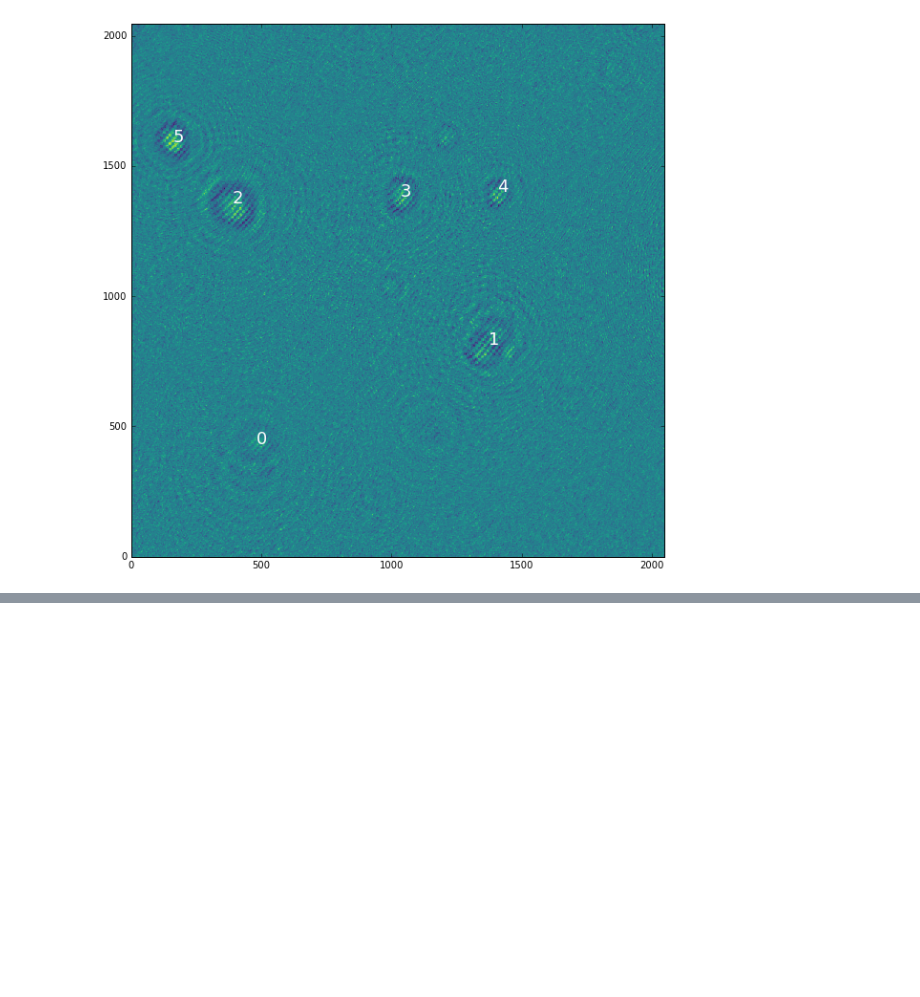
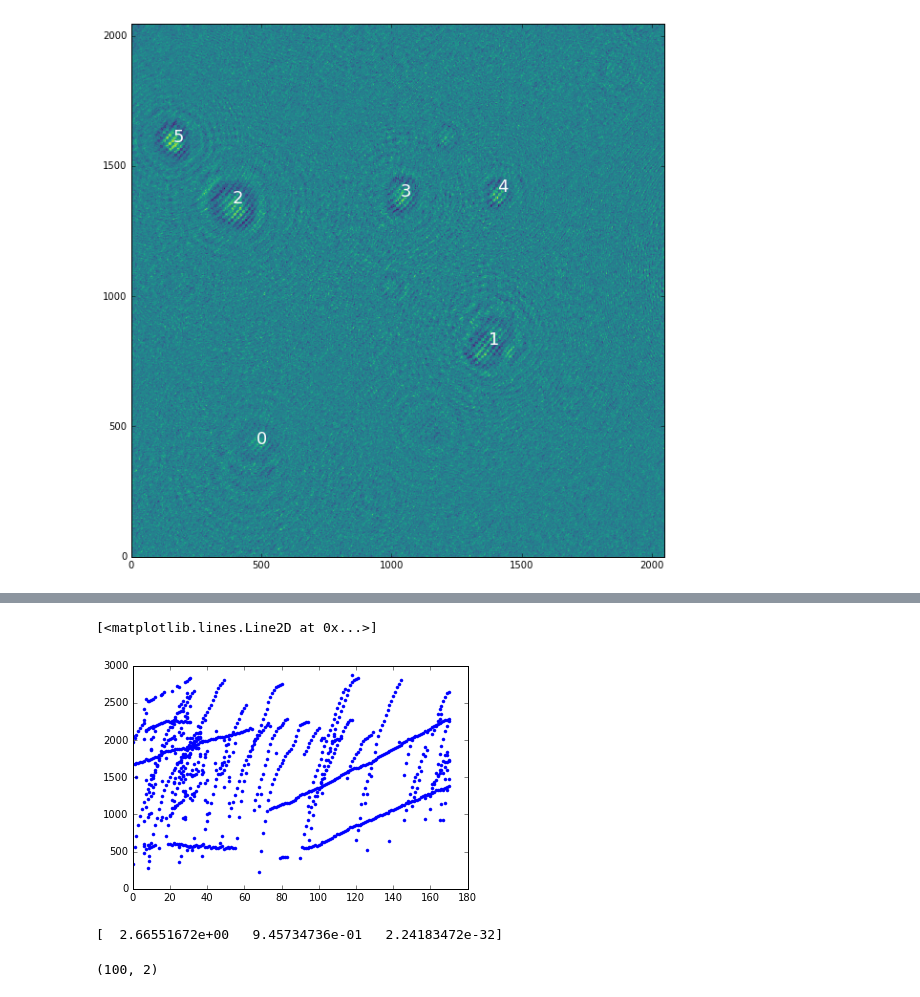
Before and after one commit to bmorris3/shampoo-dev, a Jupyter notebook: median_sub_hologram.ipynb, the cells around one changed output, grey strips where cells are left out. Drawn from its saved outputs; the diff is of its cells as text; code cells hidden in the pictures; blank space fills up the shorter version.

```diff
--- a/median_sub_hologram.ipynb
+++ b/median_sub_hologram.ipynb
@@ -64,0 +148,29 @@ plot_centroids(h105, centroids)
+# %%
+#plt.hist(positions[:, 3], log=True)
+plt.plot(positions[:, 0], r, '.')
+# %% [output]
+[<matplotlib.lines.Line2D at 0x...>]
+[figure, added]
+# %%
+>>> # Create a signal with only 2 useful dimensions
+>>> x1 = np.random.normal(size=100)
+>>> x2 = np.random.normal(size=100)
+>>> x3 = x1 + x2
+>>> X = np.c_[x1, x2, x3]
+
+>>> from sklearn import decomposition
+>>> pca = decomposition.PCA()
+>>> pca.fit(X)
+#PCA(copy=True, iterated_power=4, n_components=None, random_state=None,
+#  svd_solver='auto', tol=0.0, whiten=False)
+>>> print(pca.explained_variance_)
+#[  2.18565811e+00   1.19346747e+00   8.43026679e-32]
+
+>>> # As we can see, only the 2 first components are useful
+>>> pca.n_components = 2
+>>> X_reduced = pca.fit_transform(X)
+>>> X_reduced.shape
+#(100, 2)
+# %% [output]
+[  2.66551672e+00   9.45734736e-01   2.24183472e-32]
+(100, 2)
```
Also changed, not shown: parts of 13 cells of this notebook.
